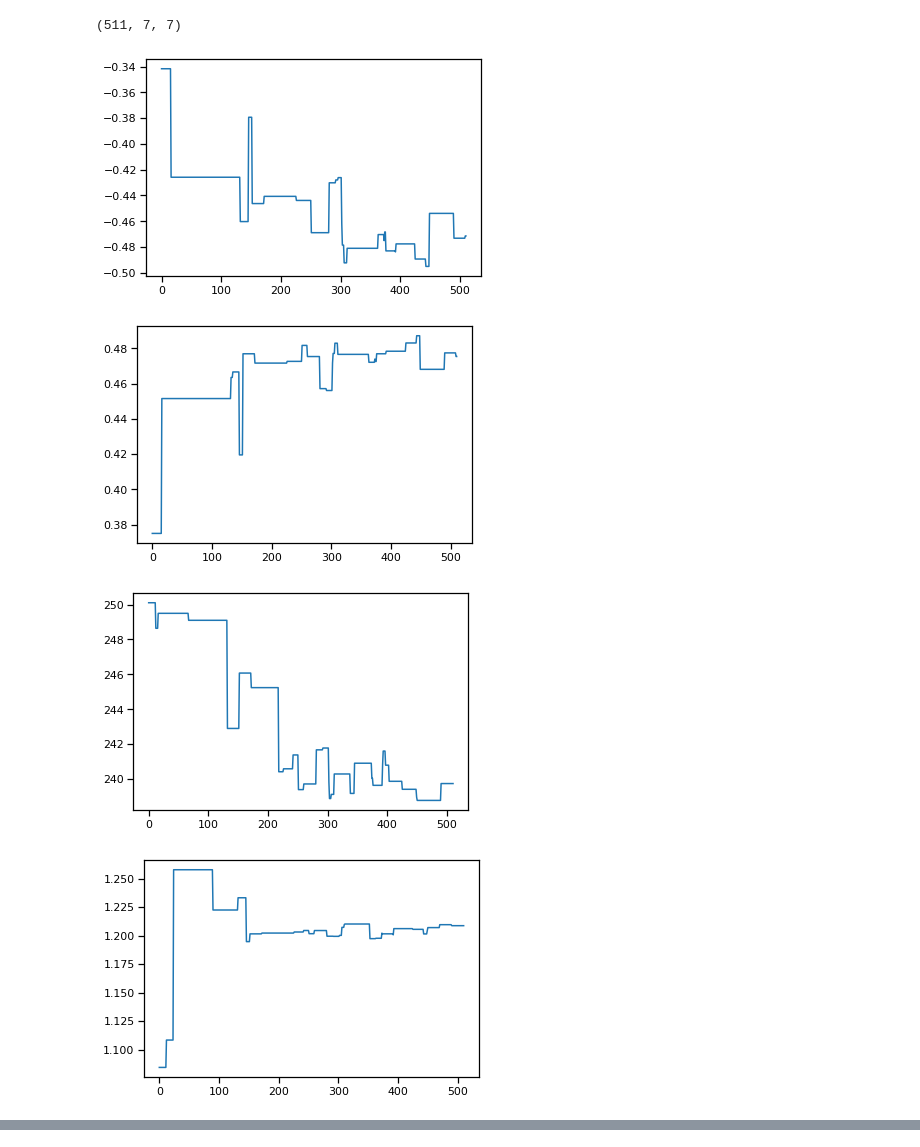
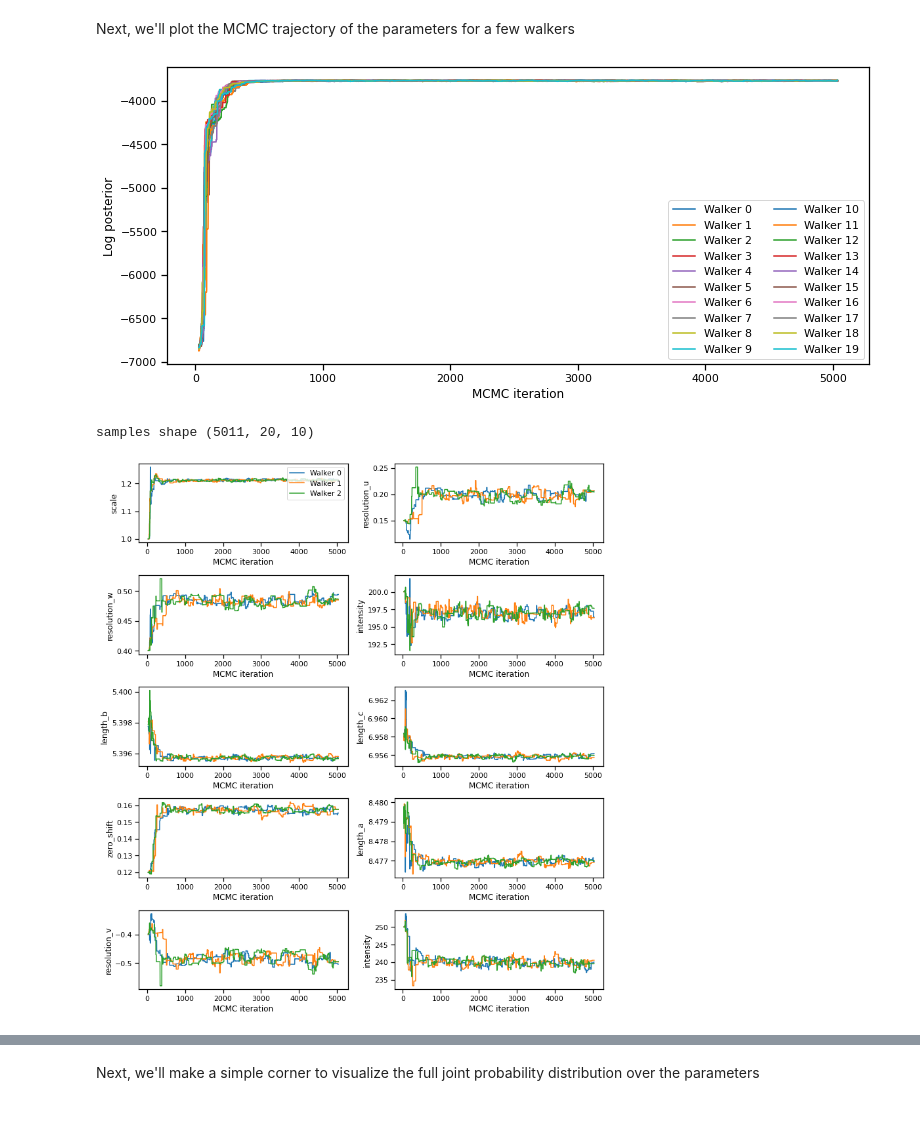
Before and after one commit to EasyScience/EasyDiffractionLibDocs, a Jupyter notebook: content/tutorials/advanced/refinement_bumps_dream.ipynb, the cells around one changed output, grey strips where cells are left out. Cells and saved outputs as stored; diff of their text form; code cells hidden in the pictures; blank space fills up the shorter version.

```diff
--- a/content/tutorials/advanced/refinement_bumps_dream.ipynb
+++ b/content/tutorials/advanced/refinement_bumps_dream.ipynb
@@ -53,4 +64,0 @@ print(meas_x.shape, meas_y.shape)
-# %%
-# setup interface to CrysFML and job
-calculator = Calculator(interface_name='CrysPy')
-job = Job(phases=phases, interface=calculator)
@@ -100,0 +116,3 @@ Initial parameters
+# %%
+n_parameters = len(job.get_fit_parameters())
+print(f'Number of parameters: {n_parameters}')
@@ -209,13 +264,36 @@ intensity            0.19811 , err  0.02655
+# %% [markdown]
+Next, we'll plot the MCMC trajectory of the parameters for a few walkers
+# %%
+# plot log posterior along MCMC runs
+
+fig = plt.figure(figsize=(11, 5))
+for walker_ind in range(pop*n_parameters):
+    plt.plot(steps, logp[:, walker_ind], label=f'Walker {walker_ind}')
+plt.legend(ncol=2)
+plt.ylabel('Log posterior')
+plt.xlabel('MCMC iteration')
+fig.tight_layout()
+# %% [output]
+[figure, added]
 # %%
-# the second (phase.scale) parameter
-print(samples.shape)
-walker = 0
-for i in range(samples.shape[2]):
-    plt.figure()
-    plt.plot(samples[:, walker, i])
+# plot parameters along MCMC runs
+
+print('samples shape', samples.shape)
+walkers_to_plot = [0, 1, 2]
+
+fig, axes = plt.subplots(5, 2, figsize=(11, 12))
+for i in range(n_parameters):
+    ax = axes.flat[i]
+    name = bumps_parameter_names[i]
+    for walker_ind in walkers_to_plot:
+        ax.plot(steps, samples[:, walker_ind, i], label=f'Walker {walker_ind}')
+    ax.set_ylabel(name)
+    ax.set_xlabel('MCMC iteration')
+    if i == 0:
+        ax.legend(loc=1)
+
+fig.tight_layout()
+plt.show()
 # %% [output]
-(511, 7, 7)
+samples shape (5011, 20, 10)
-[figure, old version]
+[figure, new version]
-[figure, removed]
-[figure, removed]
-[figure, removed]
@@ -225,2 +300,4 @@ for i in range(samples.shape[2]):
+# %% [markdown]
+Next, we'll make a simple corner to visualize the full joint probability distribution over the parameters
 # %%
 import corner
```
Also changed, not shown: parts of 26 cells of this notebook, 5 other files.
